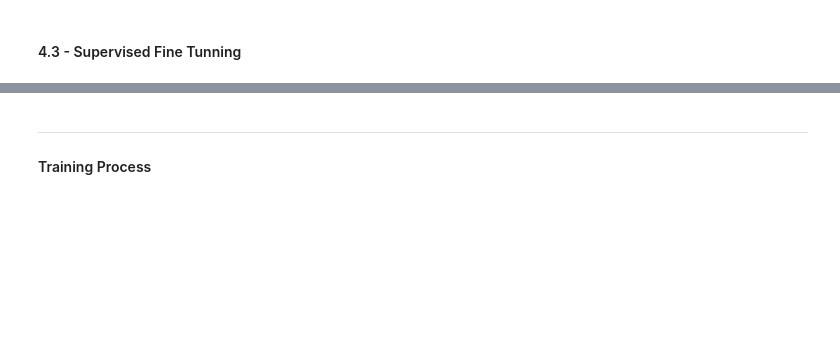
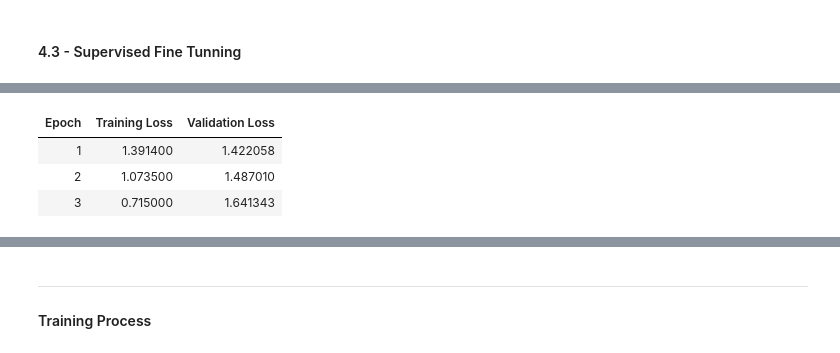
Before and after one commit to HenryECA/NLPII_Proyect, a Jupyter notebook: src/main.ipynb, the cells around one changed output, grey strips where cells are left out. Drawn from its saved outputs; the diff is of its cells as text; code cells hidden in the pictures; blank space fills up the shorter version.

```diff
--- a/src/main.ipynb
+++ b/src/main.ipynb
@@ -48,7 +48,6 @@ To enable the following instructions: AVX2 AVX_VNNI FMA, in other operations, re
 test_size = 50
 
 DATASET = get_dataset("FOLDER_DATA")
-DATASET['train'] = DATASET['train'].shuffle(seed=42).select(range(min(len(DATASET['test']), 1000)))
 DATASET['test'] = DATASET['test'].shuffle(seed=42).select(range(min(len(DATASET['test']), test_size)))
 print("Train size: ", len(DATASET["train"]))
 print("Test size: ", len(DATASET["test"]))
@@ -294,6 +189,13 @@ lora_config = LoraConfig(
             ]
         )
 
+
+if lora_config:
+        '''
+        Applies LoRA to the model
+        '''
+        lora_config = lora_config
+        model = get_peft_model(model, lora_config)
 
 """
 Notes on how to improve:
@@ -338,0 +255,12 @@ peft_config = None
+# %%
+from peft import AdaptionPromptConfig
+
+llama_adapter = AdaptionPromptConfig(
+    adapter_len=20,
+    adapter_layers=16,
+    task_type="CAUSAL_LM",
+)
+
+if llama_adapter:
+    model = get_peft_model(model, llama_adapter)
+    # model.add_adapter("llama-adapter", llama_adapter)
@@ -347,0 +298,62 @@ sft_config = None
+# %%
+# Función unificada para configurar TrainingArguments
+def create_training_args(output_dir, learning_rate, batch_size, num_epochs=3, additional_args=None):
+    additional_args = additional_args or {}
+    return TrainingArguments(
+        output_dir=output_dir,
+        learning_rate=learning_rate,
+        per_device_train_batch_size=batch_size,
+        num_train_epochs=num_epochs,
+        evaluation_strategy="epoch",
+        save_strategy="steps",
+        optim="paged_adamw_8bit",
+        gradient_accumulation_steps=2,
+        per_device_eval_batch_size=2,
+        logging_steps=10,
+        eval_steps=25,
+        max_steps=100,
+        save_steps=25,
+        warmup_steps=25,
+        lr_scheduler_type="linear",
+        **additional_args,  # Permite agregar argumentos adicionales según sea necesario
+    )
+
+def objective(trial):
+    # Define el espacio de búsqueda de hiperparámetros
+    learning_rate = trial.suggest_float("learning_rate", 1e-6, 1e-3, log=True)
+    batch_size = trial.suggest_categorical("per_device_train_batch_size", [2, 4, 8, 16])
+
+    # Configura el modelo con los hiperparámetros sugeridos
+    training_args = TrainingArguments(
+        output_dir="./results",
+        learning_rate=learning_rate,
+        per_device_train_batch_size=batch_size,
+        num_train_epochs=3,  # Puedes ajustarlo según el caso
+        evaluation_strategy="epoch",
+        optim="paged_adamw_8bit",
+    )
+
+    trainer = SFTTrainer(
+        model=model,
+        args=training_args,
+        train_dataset=DATASET["train"],
+        eval_dataset=DATASET["test"],
+        dataset_text_field="prompt",
+        tokenizer=tokenizer
+    )
+
+    # Entrena el modelo y obtén la métrica de evaluación
+    trainer.train()
+    eval_results = trainer.evaluate()
+
+    return eval_results["eval_loss"]
+
+study = optuna.create_study(direction="minimize")
+study.optimize(objective, n_trials=1)
+
+
+# Actualiza el modelo con los mejores hiperparámetros
+best_params = study.best_trial.params
+LEARNING_RATE = best_params["learning_rate"]
+PER_DEVICE_TRAIN_BATCH_SIZE = best_params["per_device_train_batch_size"]
+# %% [output]
@@ -347,0 +366,4 @@ sft_config = None
+| Epoch | Training Loss | Validation Loss |
+| 1 | 1.391400 | 1.422058 |
+| 2 | 1.073500 | 1.487010 |
+| 3 | 0.715000 | 1.641343 |
```
Also changed, not shown: parts of 18 cells of this notebook, 37 other files.
